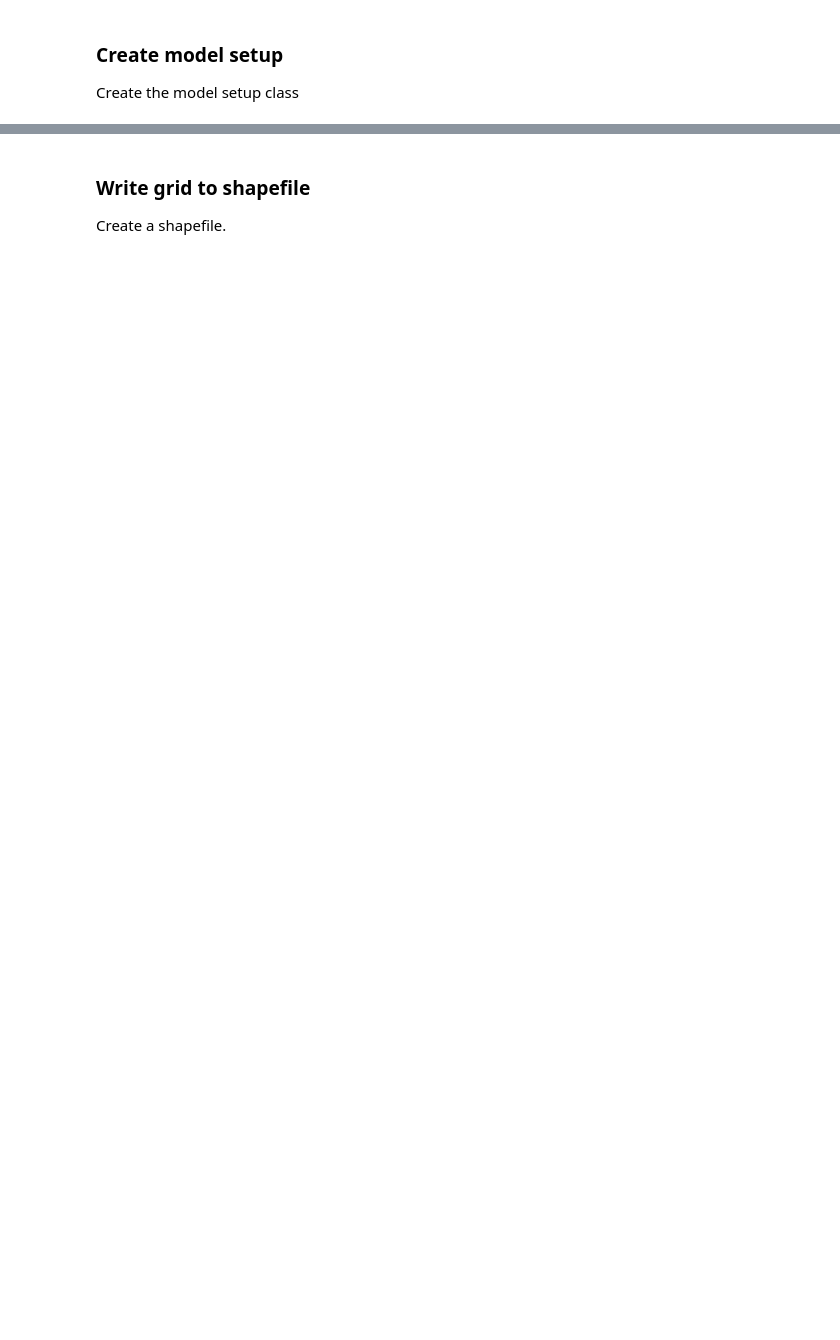
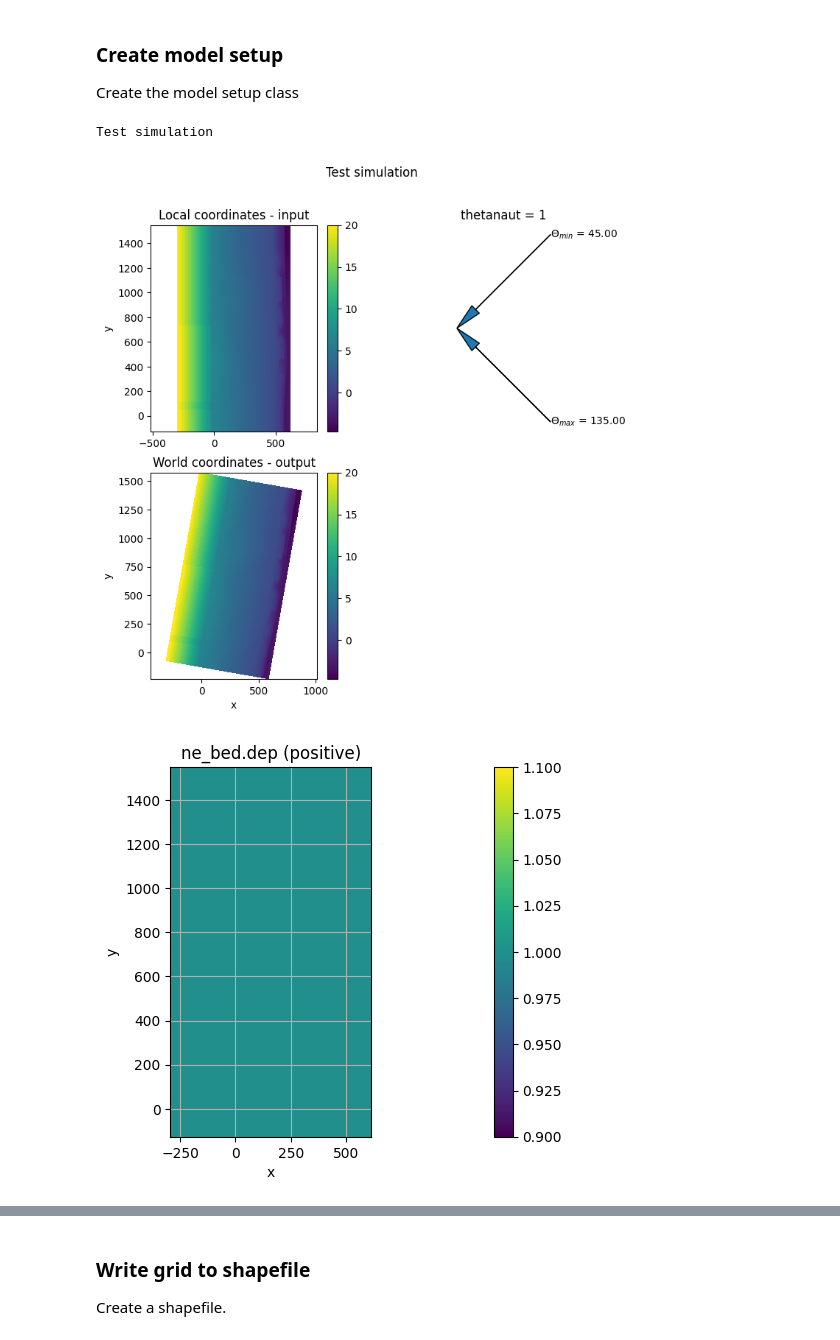
Before and after one commit to openearth/xbeach-toolbox, a Jupyter notebook: examples/xbeach-setup-2D.ipynb, the cells around one changed output, grey strips where cells are left out. Cells and saved outputs as stored; diff of their text form; code cells hidden in the pictures; blank space fills up the shorter version.

Commit message:
added thetagrid plot to the model setup routine

```diff
--- a/examples/xbeach-setup-2D.ipynb
+++ b/examples/xbeach-setup-2D.ipynb
@@ -177,29 +179,32 @@ AssertionError: x must be a matrix
 ### Create model setup
 Create the model setup class
 # %%
-xb_setup = XBeachModelSetup('Test som 1')
+xb_setup = XBeachModelSetup('Test simulation')
 
 print(xb_setup)
 
-xb_setup.set_grid(xgr,ygr,zgr, posdwn=-1)
+xb_setup.set_grid(xgr, ygr, zgr, posdwn=-1, alfa=10, thetanaut = 1, thetamin = 45, thetamax = 135)
 xb_setup.set_nebed(np.ones_like(zgr))
 xb_setup.set_friction(np.ones_like(zgr))
 
 #xb_setup.set_waves('jons',{'Hm0':2,'Tp':5,'gammajsp':3.3, 's' : 10000, 'mainang':270,'fnyq':1})
 xb_setup.set_waves('jonstable',{'Hm0':[1.5, 2, 1.5],'Tp':[4, 5, 4],'gammajsp':[3.3, 3.3, 3.3], 's' : [20,20,20], 'mainang':[270,280, 290],'duration':[3600, 3600, 3600],'dtbc':[1,1,1]})
 
 xb_setup.set_params({'Wavemodel':'surfbeat',
                      'morphology':0,
                      'befriccoef':0.01,
                      'tstop':3600,
                      'zs0':0,
                      'nglobalvar':['zb','zs','H'],
                      'npointvar':['zs','H'],
                      'nmeanvar':['zb'],
                      'npoints':['1 0', '6 0', '10 0', '12 0']})
 
-
 sim_path = os.path.join('xb-2D')
 if not os.path.exists(sim_path):
     os.mkdir(sim_path)
 xb_setup.write_model(os.path.join(sim_path))
+# %% [output]
+Test simulation
+[figure, added]
+[figure, added]
```
Also changed, not shown: parts of 4 cells of this notebook, 4 other files.
